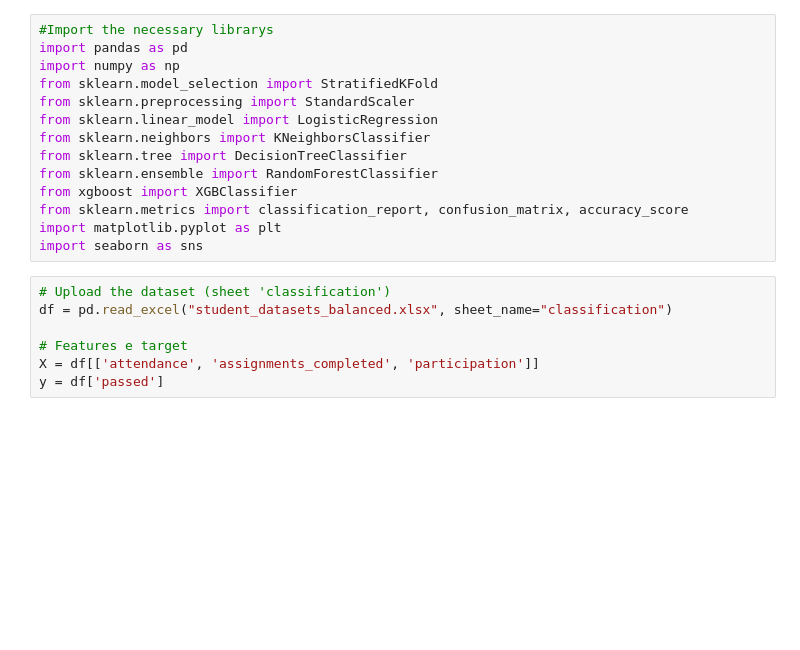
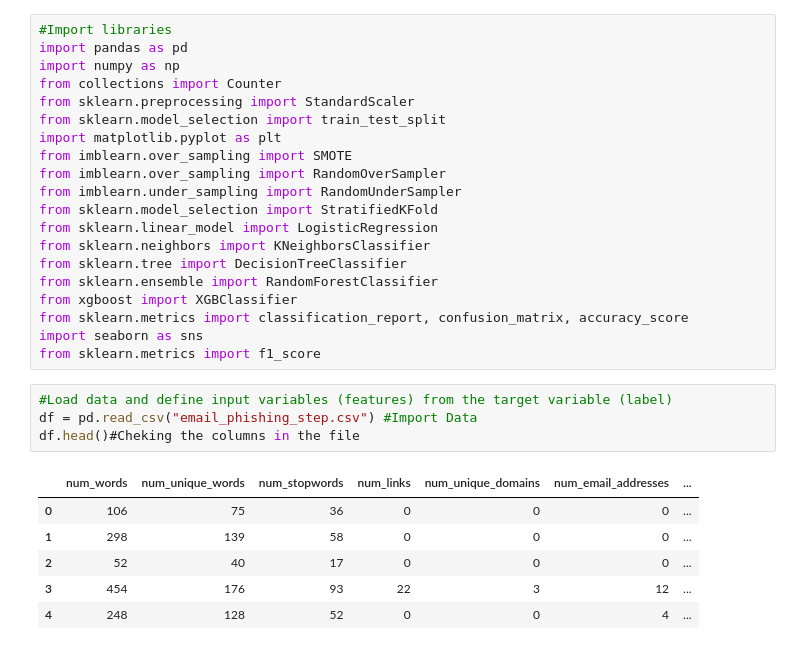
Before and after one commit to jcsmcmendes/Step_Class, a Jupyter notebook: Classification.ipynb, the cells around one changed output. Cells and saved outputs as stored; diff of their text form; blank space fills up the shorter version.

```diff
--- a/Classification.ipynb
+++ b/Classification.ipynb
@@ -1,23 +1,33 @@
 # %% [markdown]
 <a href="https://colab.research.google.com/github/jcsmcmendes/Step_Class/blob/main/Classification.ipynb" target="_parent"><img src="https://colab.research.google.com/assets/colab-badge.svg" alt="Open In Colab"/></a>
 # %%
-#Import the necessary librarys
+#Import libraries
 import pandas as pd
 import numpy as np
+from collections import Counter
+from sklearn.preprocessing import StandardScaler
+from sklearn.model_selection import train_test_split
+import matplotlib.pyplot as plt
+from imblearn.over_sampling import SMOTE
+from imblearn.over_sampling import RandomOverSampler
+from imblearn.under_sampling import RandomUnderSampler
 from sklearn.model_selection import StratifiedKFold
-from sklearn.preprocessing import StandardScaler
 from sklearn.linear_model import LogisticRegression
 from sklearn.neighbors import KNeighborsClassifier
 from sklearn.tree import DecisionTreeClassifier
 from sklearn.ensemble import RandomForestClassifier
 from xgboost import XGBClassifier
 from sklearn.metrics import classification_report, confusion_matrix, accuracy_score
-import matplotlib.pyplot as plt
 import seaborn as sns
+from sklearn.metrics import f1_score
-# %%
-# Upload the dataset (sheet 'classification')
-df = pd.read_excel("student_datasets_balanced.xlsx", sheet_name="classification")
-
-# Features e target
-X = df[['attendance', 'assignments_completed', 'participation']]
-y = df['passed']
+# %%
+#Load data and define input variables (features) from the target variable (label)
+df = pd.read_csv("email_phishing_step.csv") #Import Data
+df.head()#Cheking the columns in the file
+# %% [output]
+|  | num_words | num_unique_words | num_stopwords | num_links | num_unique_domains | num_email_addresses | ... |
+| 0 | 106 | 75 | 36 | 0 | 0 | 0 | ... |
+| 1 | 298 | 139 | 58 | 0 | 0 | 0 | ... |
+| 2 | 52 | 40 | 17 | 0 | 0 | 0 | ... |
+| 3 | 454 | 176 | 93 | 22 | 3 | 12 | ... |
+| 4 | 248 | 128 | 52 | 0 | 0 | 4 | ... |
```
Also changed, not shown: parts of 7 cells of this notebook.
